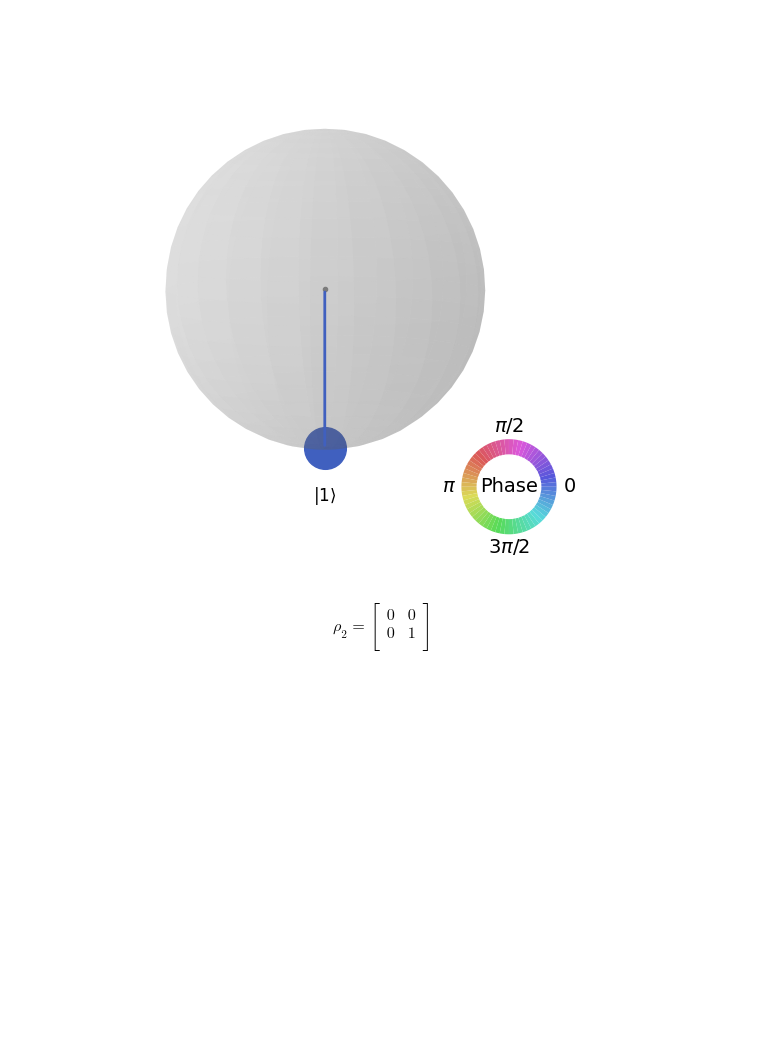
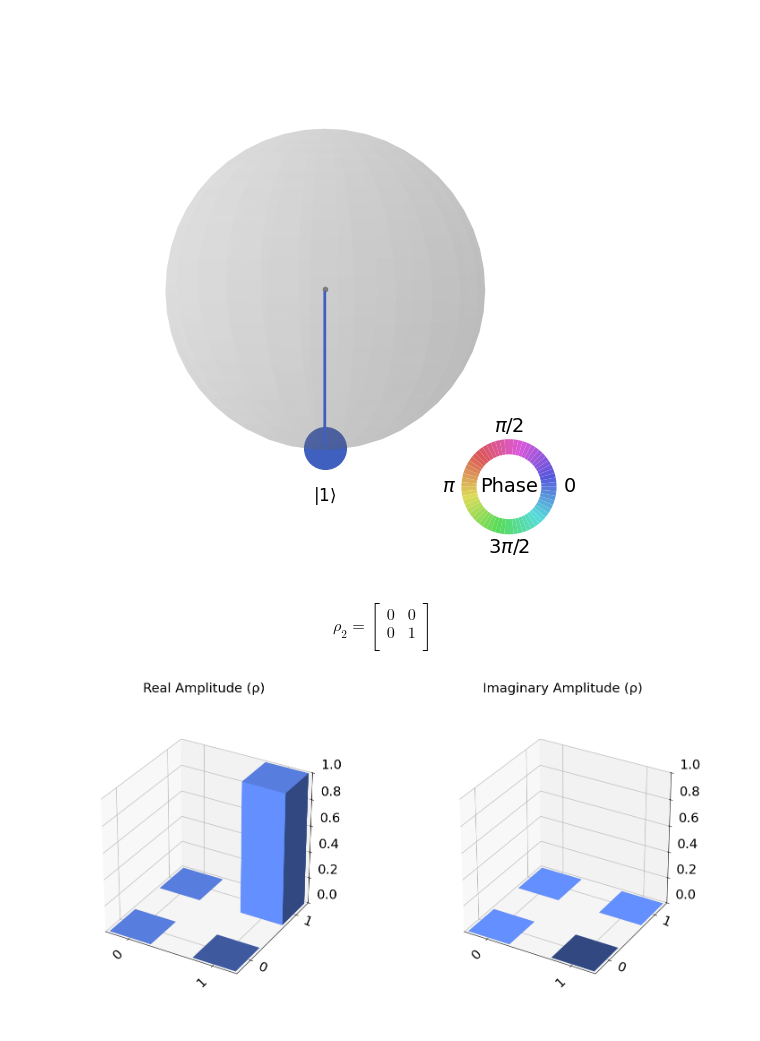
Before and after one commit to A-Hashemiann/Quantum_Information_Computation, a Jupyter notebook: Quantum_Computing/Pauli_X.ipynb, the cells around one changed output. Saved outputs shown, nothing was run; the diff lists cells and outputs as text; code cells hidden in the pictures; blank space fills up the shorter version.

```diff
--- a/Quantum_Computing/Pauli_X.ipynb
+++ b/Quantum_Computing/Pauli_X.ipynb
@@ -86,3 +86,7 @@ $$
  0 & 1  \\
  \end{bmatrix}
 $$
+# %%
+plot_state_city(qc)
+# %% [output]
+[figure, added]
```
